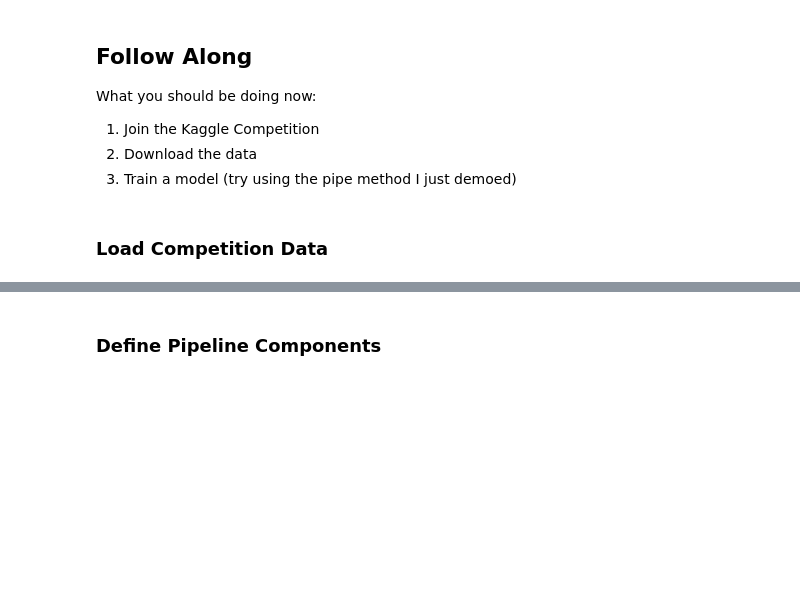
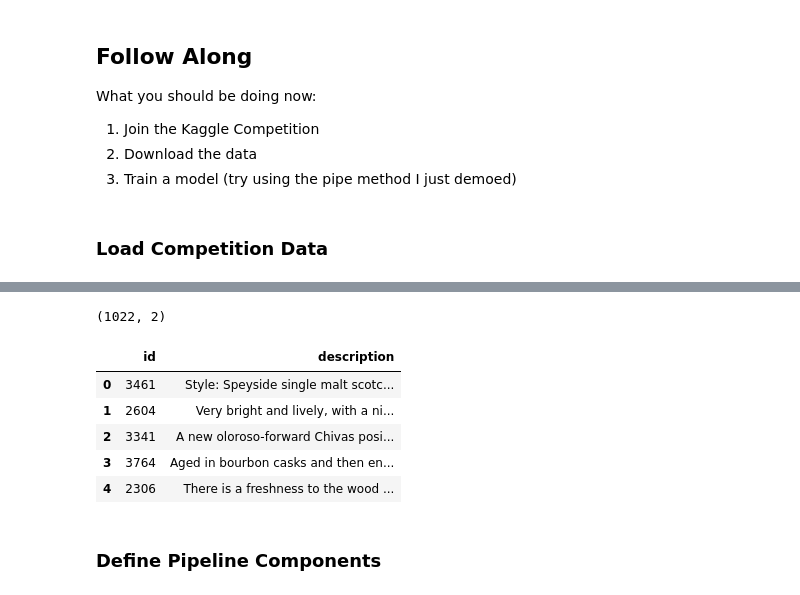
Before and after one commit to ekselan/DS-Unit-4-Sprint-1-NLP, a Jupyter notebook: module3-document-classification/LS_DS_413_Document_Classification_Assignment.ipynb, the cells around one changed output, grey strips where cells are left out. Cells and saved outputs as stored; diff of their text form; code cells hidden in the pictures; blank space fills up the shorter version.

```diff
--- a/module3-document-classification/LS_DS_413_Document_Classification_Assignment.ipynb
+++ b/module3-document-classification/LS_DS_413_Document_Classification_Assignment.ipynb
@@ -47,0 +67,12 @@ train.head()
+# %%
+def wrangle(x):
+    """Clean train and test data same way"""
+    rows = []
+    for row in x["description"]:
+        row = row.replace("\n","")
+        rows.append(row)
+    x["description"] = rows
+    return x
+# %%
+train = wrangle(train)
+test = wrangle(test)
@@ -47,0 +90,11 @@ train.head()
+# %%
+print(test.shape)
+test.head()
+# %% [output]
+(1022, 2)
+|  | id | description |
+| 0 | 3461 | Style: Speyside single malt scotc... |
+| 1 | 2604 | Very bright and lively, with a ni... |
+| 2 | 3341 | A new oloroso-forward Chivas posi... |
+| 3 | 3764 | Aged in bourbon casks and then en... |
+| 4 | 2306 | There is a freshness to the wood ... |
```
Also changed, not shown: parts of 35 cells of this notebook, 5 other files.
